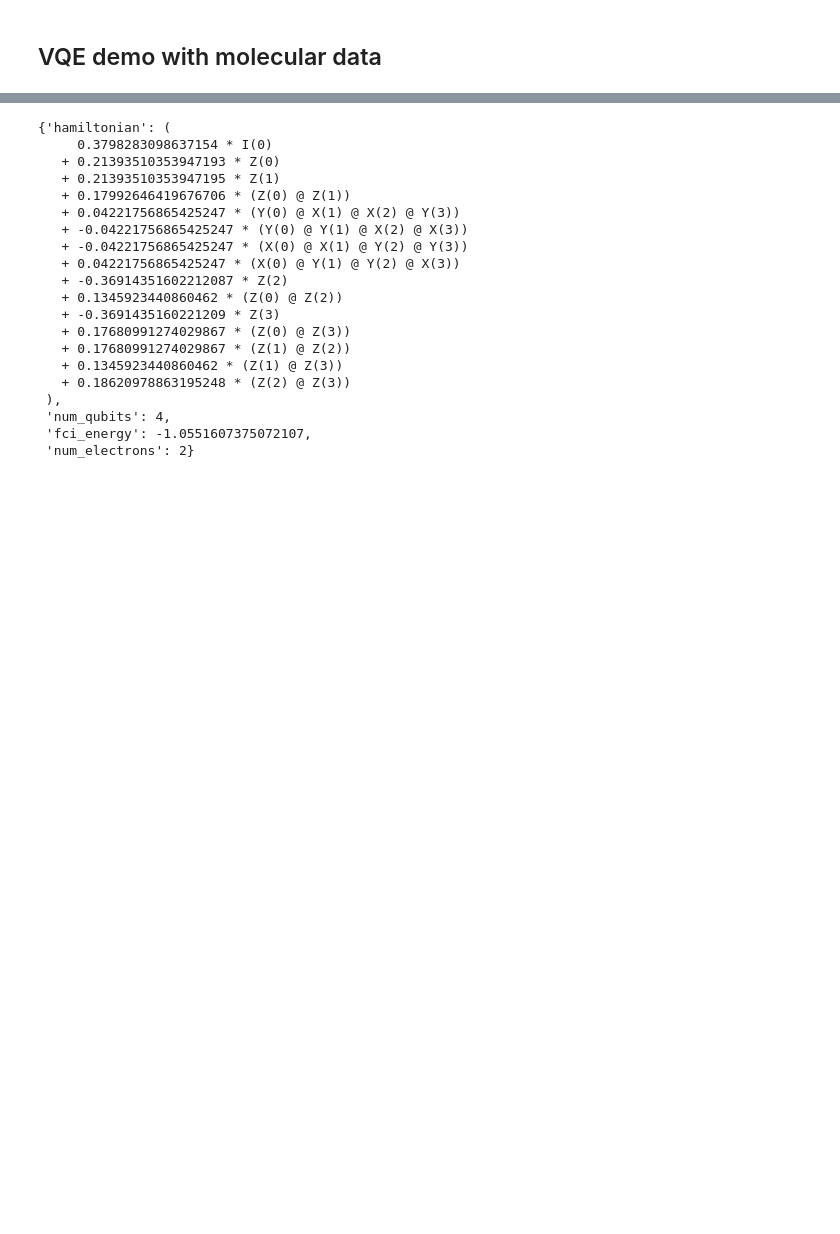
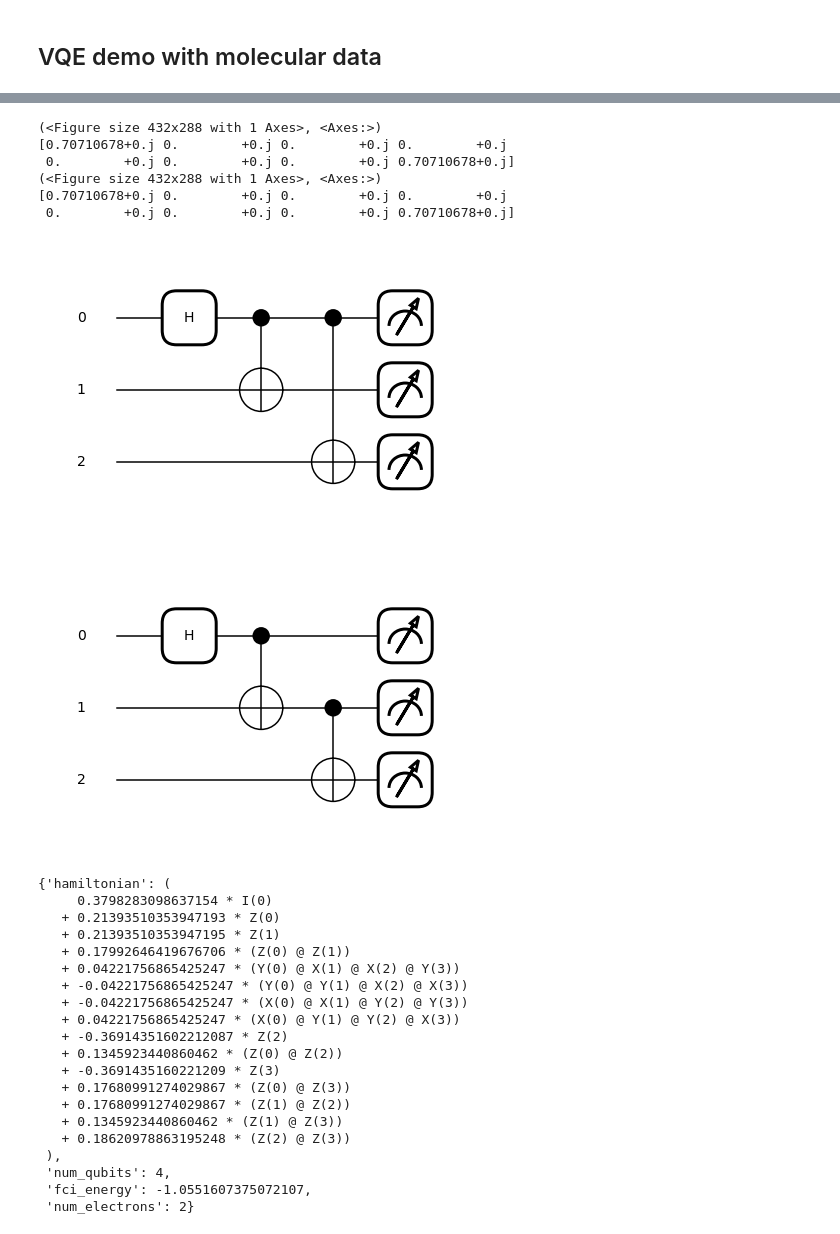
Before and after one commit to HoawenLo/VQE-pennylane-demo, a Jupyter notebook: testing_ground/testing.ipynb, the cells around one changed output, grey strips where cells are left out. Drawn from its saved outputs; the diff is of its cells as text; code cells hidden in the pictures; blank space fills up the shorter version.

```diff
--- a/testing_ground/testing.ipynb
+++ b/testing_ground/testing.ipynb
@@ -7,3 +40,38 @@ VQE demo with pennylane.
+# %%
+import pennylane as qml
+
+dev = qml.device("default.qubit", wires=3)
+
+@qml.qnode(dev)
+def circuit_one():
+    qml.Hadamard(wires=0)
+    qml.CNOT([0, 1])
+    qml.CNOT([1, 2])
+
+    return qml.state()
+
+@qml.qnode(dev)
+def circuit_two():
+    qml.Hadamard(wires=0)
+    qml.CNOT([0, 1])
+    qml.CNOT([0, 2])
+
+    return qml.state()
+
+print(qml.draw_mpl(circuit_two)())
+print(circuit_two())
+
+print(qml.draw_mpl(circuit_one)())
+print(circuit_one())
+# %% [output]
+(<Figure size 432x288 with 1 Axes>, <Axes:>)
+[0.70710678+0.j 0.        +0.j 0.        +0.j 0.        +0.j
+ 0.        +0.j 0.        +0.j 0.        +0.j 0.70710678+0.j]
+(<Figure size 432x288 with 1 Axes>, <Axes:>)
+[0.70710678+0.j 0.        +0.j 0.        +0.j 0.        +0.j
+ 0.        +0.j 0.        +0.j 0.        +0.j 0.70710678+0.j]
+[figure, added]
+[figure, added]
 # %%
 from pennylane import numpy as np
 import pennylane as qml
```
Also changed, not shown: parts of 3 cells of this notebook, 18 other files.
